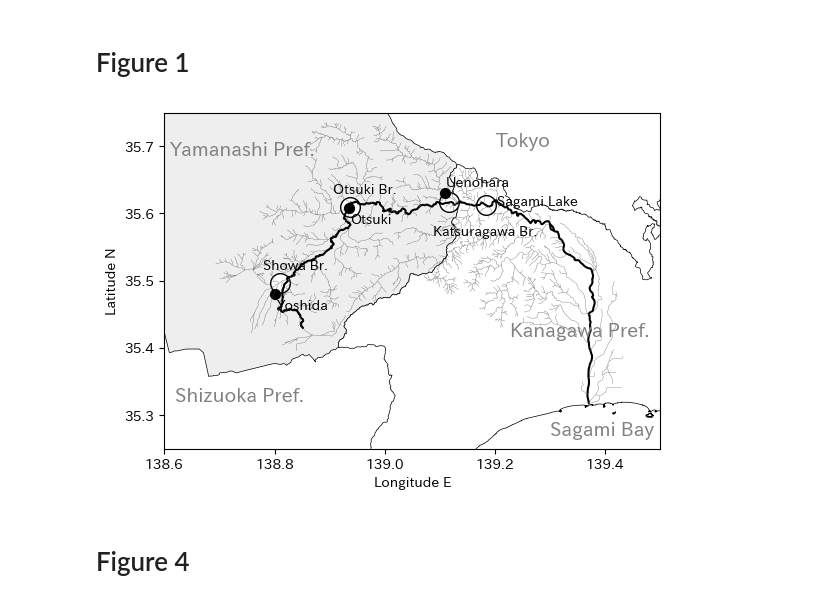
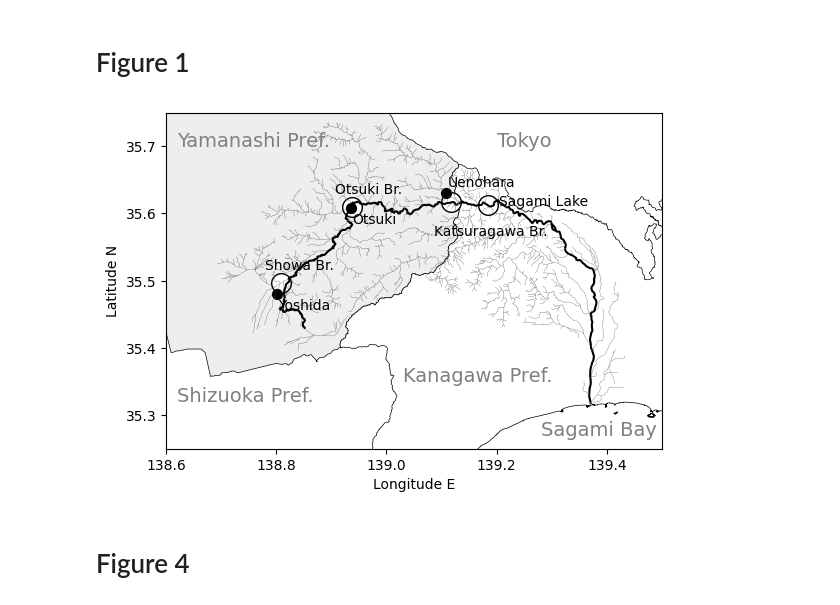
Before and after one commit to vitroid/KM2025, a Jupyter notebook: v4.ipynb, the cells around one changed output. Drawn from its saved outputs; the diff is of its cells as text; code cells hidden in the pictures.

```diff
--- a/v4.ipynb
+++ b/v4.ipynb
@@ -586,8 +426,6 @@ ic| np.corrcoef(crN1, pred): array([[1.        , 0.59842795],
 import matplotlib.pyplot as plt
 import flow.reader as flow_reader
 
-# import datetime as dt
-# import pytz
 from icecream import ic
 import numpy as np
 
@@ -604,20 +442,8 @@ def plot_river_composition(
     composition = mulc(div(air, total), 100)
     ic(np.mean(composition.avg))
     ax.plot(x, composition.avg, line, label=f"Avg. {np.mean(composition.avg):.1f}%")
-    # ax.fill_between(
-    #     composition.avg.index,
-    #     composition.avg - composition.std,
-    #     composition.avg + composition.std,
-    #     # color="b",
-    #     alpha=0.2,
-    #     # label="Air",
-    # )
-    # if title is not None:
-    #     plt.title(title)
     ax.set_ylim(0, 100)
-    # plt.xlabel("月")
     ax.set_ylabel(ylabel)
-    # plt.legend()
 
 
 panels = {
@@ -633,16 +459,11 @@ for panel, observatory in panels.items():
     obs_flow = observatory["flow"]
     obs_air = observatory["air"]
     line = observatory["line"]
-    #### 大気窒素 ###################################################
-    # あらかじめ2つのデータソースを統合したものをnox2とした。
-    #
 
     #### 水質と流量 #################################################
-    # 一ヶ月に1回しか測定されないデータ。
-    #
-    river_N = flow_reader.read_river_N(BASEDIR + "flow/data", obs_flow)
-    river_P = flow_reader.read_river_P(BASEDIR + "flow/data", obs_flow)
-    river_flow = flow_reader.read_river_flow(BASEDIR + "flow/data", obs_flow)
+    river_N = flow_reader.read_river_N("flow/data", obs_flow)
+    river_P = flow_reader.read_river_P("flow/data", obs_flow)
+    river_flow = flow_reader.read_river_flow("flow/data", obs_flow)
 
     大気N_delay = pd.merge(river_N, nox_rolling[obs_air], on="datetime", how="left")
 
@@ -673,14 +494,8 @@ for panel, observatory in panels.items():
 
     ic(B, a, b)
 
-    # plt.plot(B * wc1 / Fr1, label="dry")
-    # plt.plot(C * wcP1 / Fr1, label="wet")
-    # plt.plot(C * wcP1_rainy / Fr1, label="0.2 mm/h rain")
-    # plt.legend()
-    # plt.show()
-
     # 成分比 #######################################################
-    pred = trend_v4(w, *popt)
+    pred = trend_v4(w, B, a, b)
     error = prop_of_errors_v4(w, pcov)
     pred_air = trend_v4(w, B, 0, 0)
     error_air = prop_of_errors_v4(w, pcov)
@@ -974,13 +619,13 @@ yb.plot(ax=ax1, edgecolor="k", facecolor="#eee", linewidth=0.5)
 kb.plot(ax=ax1, edgecolor="k", facecolor="white", linewidth=0.5)
 県名, 輪郭 = "Yamanashi Pref.", yb
 center = 輪郭.centroid[0]
-ax1.annotate(県名, (center.x, center.y + 0.07), size=14, color="gray")
 県名, 輪郭 = "Kanagawa Pref.", kb
 center = 輪郭.centroid[0]
-ax1.annotate(県名, (center.x - 0.11, center.y), size=14, color="gray")
+ax1.annotate("Yamanashi Pref.", (138.62, 35.7), size=14, color="gray")
+ax1.annotate("Kanagawa Pref.", (139.03, 35.35), size=14, color="gray")
 ax1.annotate("Tokyo", (139.2, 35.7), size=14, color="gray")
 ax1.annotate("Shizuoka Pref.", (138.62, 35.32), size=14, color="gray")
-ax1.annotate("Sagami Bay", (139.30, 35.27), size=14, color="gray")
+ax1.annotate("Sagami Bay", (139.28, 35.27), size=14, color="gray")
 
 
 # 相模川全線を描く。
@@ -1019,34 +664,34 @@ for station, ename in stations.items():
         yoffset = -0.024
     ax1.annotate(
         ename,
         # stations_loc[station]["name"],
         (
             stations_loc[station]["longitude"] + 0.002,
             stations_loc[station]["latitude"] + yoffset,
         ),
         # size=24,
         color="k",
     )
     ax1.scatter(
         stations_loc[station]["longitude"],
         stations_loc[station]["latitude"],
         marker=".",
         color="k",
         s=200,
     )
 
 
 # ax1.s91/111
 ax1.set_xlim(138.6, 139.5)
 ax1.set_ylim(35.25, 35.75)
 # ax1.legend()
 ax1.set_aspect(111 / 91)
 ax1.set_xlabel("Longitude E")
 ax1.set_ylabel("Latitude N")
 
 fig.savefig("Figure1.pdf")
 # %% [output]
-[figure, old version]
+[figure, new version]
 # %% [markdown]
 # Figure 4
 # %%
```
Also changed, not shown: parts of 19 cells of this notebook.
